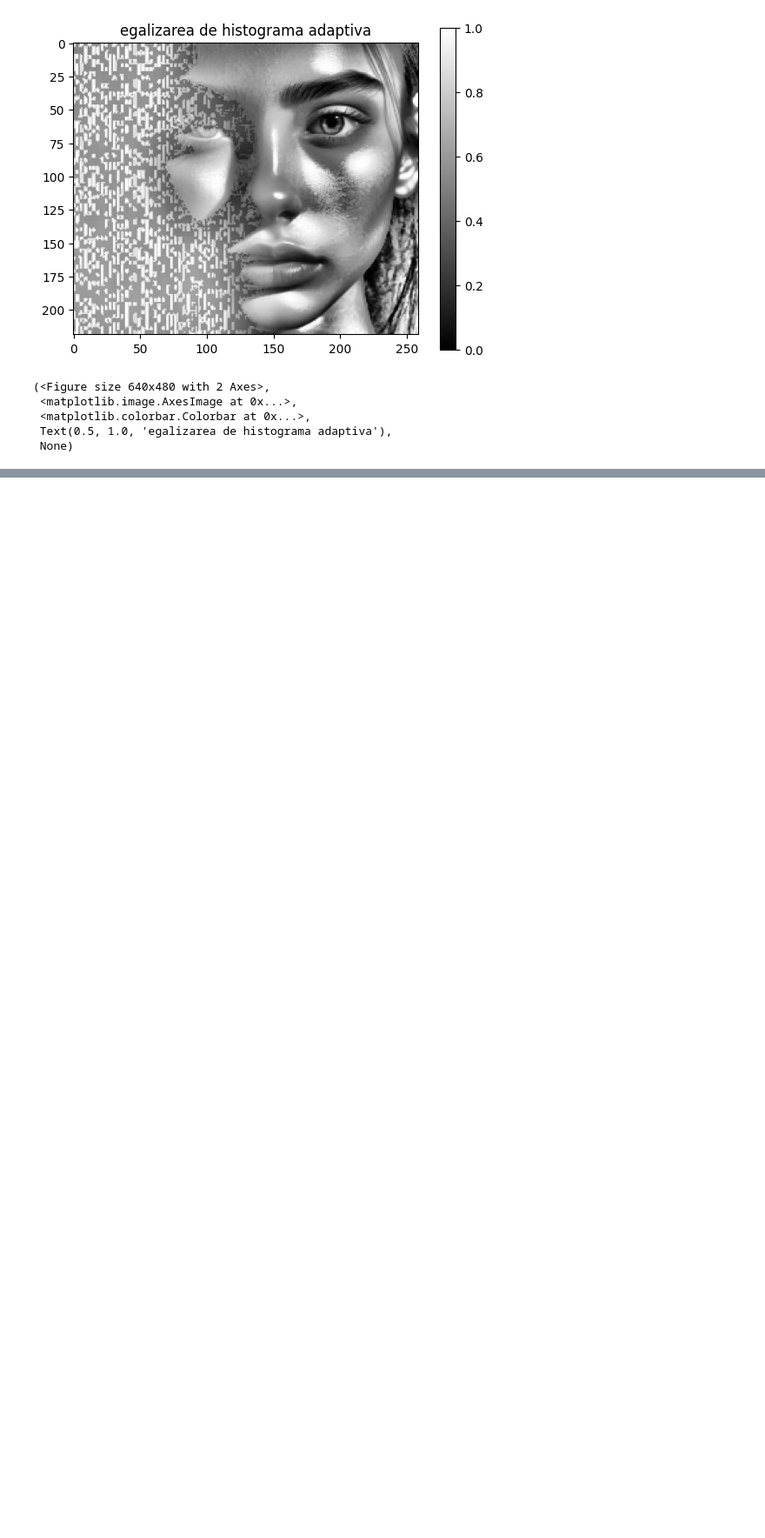
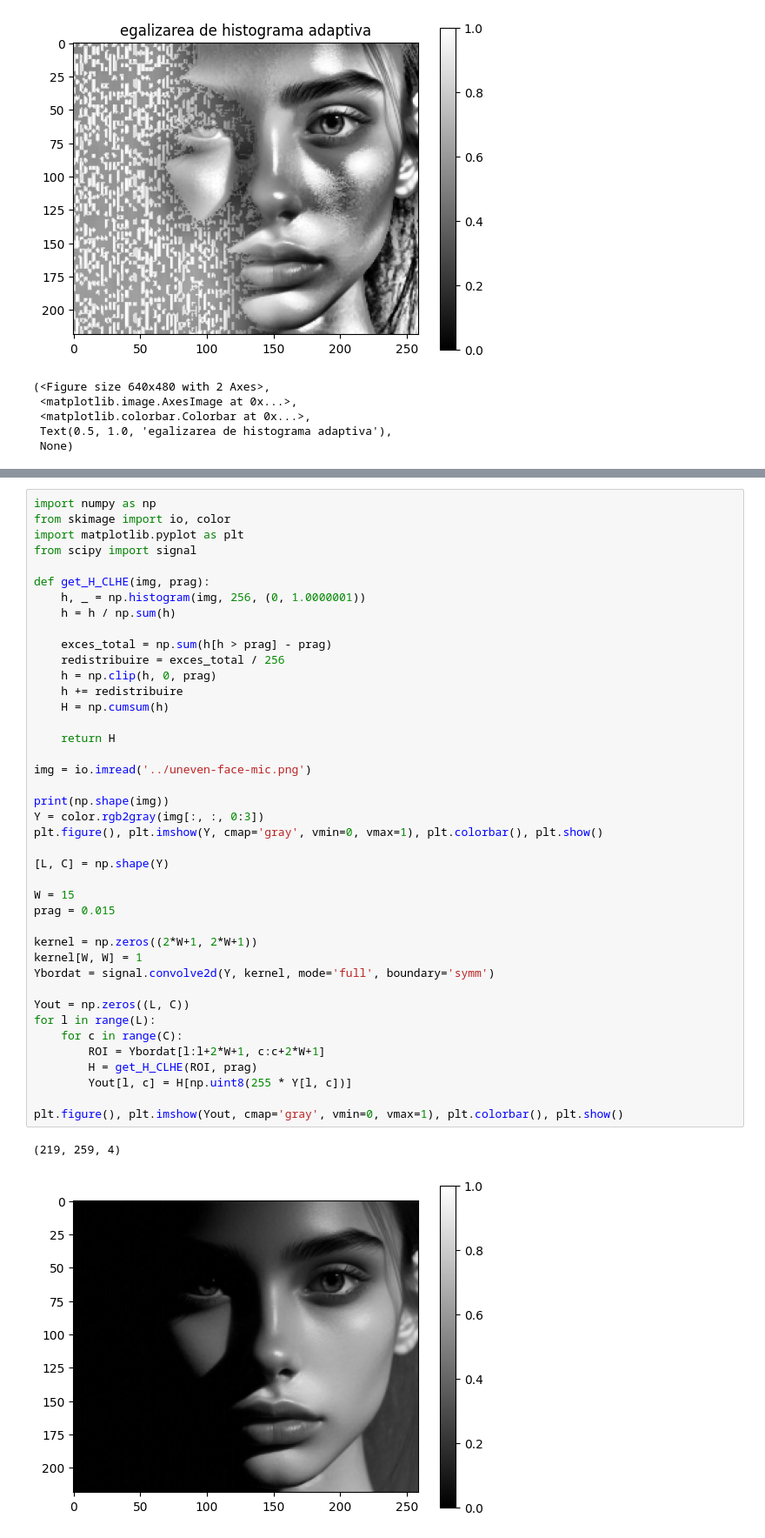
Before and after one commit to simchii/PAIC, a Jupyter notebook: lab4/lab-fizic/1.ipynb, the cells around one changed output, grey strips where cells are left out. Shown at 87% size. Cells and saved outputs as stored; diff of their text form; blank space fills up the shorter version.

```diff
--- a/lab4/lab-fizic/1.ipynb
+++ b/lab4/lab-fizic/1.ipynb
@@ -203,0 +228,44 @@ def get_H_CLHE(img):
+# %%
+import numpy as np
+from skimage import io, color
+import matplotlib.pyplot as plt
+from scipy import signal
+
+def get_H_CLHE(img, prag):
+    h, _ = np.histogram(img, 256, (0, 1.0000001))
+    h = h / np.sum(h)
+
+    exces_total = np.sum(h[h > prag] - prag)
+    redistribuire = exces_total / 256
+    h = np.clip(h, 0, prag)
+    h += redistribuire
+    H = np.cumsum(h)
+
+    return H
+
+img = io.imread('../uneven-face-mic.png')
+
+print(np.shape(img))
+Y = color.rgb2gray(img[:, :, 0:3])
+plt.figure(), plt.imshow(Y, cmap='gray', vmin=0, vmax=1), plt.colorbar(), plt.show()
+
+[L, C] = np.shape(Y)
+
+W = 15
+prag = 0.015
+
+kernel = np.zeros((2*W+1, 2*W+1))
+kernel[W, W] = 1
+Ybordat = signal.convolve2d(Y, kernel, mode='full', boundary='symm')
+
+Yout = np.zeros((L, C))
+for l in range(L):
+    for c in range(C):
+        ROI = Ybordat[l:l+2*W+1, c:c+2*W+1]
+        H = get_H_CLHE(ROI, prag)
+        Yout[l, c] = H[np.uint8(255 * Y[l, c])]
+
+plt.figure(), plt.imshow(Yout, cmap='gray', vmin=0, vmax=1), plt.colorbar(), plt.show()
+# %% [output]
+(219, 259, 4)
+[figure, added]
```
Also changed, not shown: parts of 2 cells of this notebook, 2 other files.
